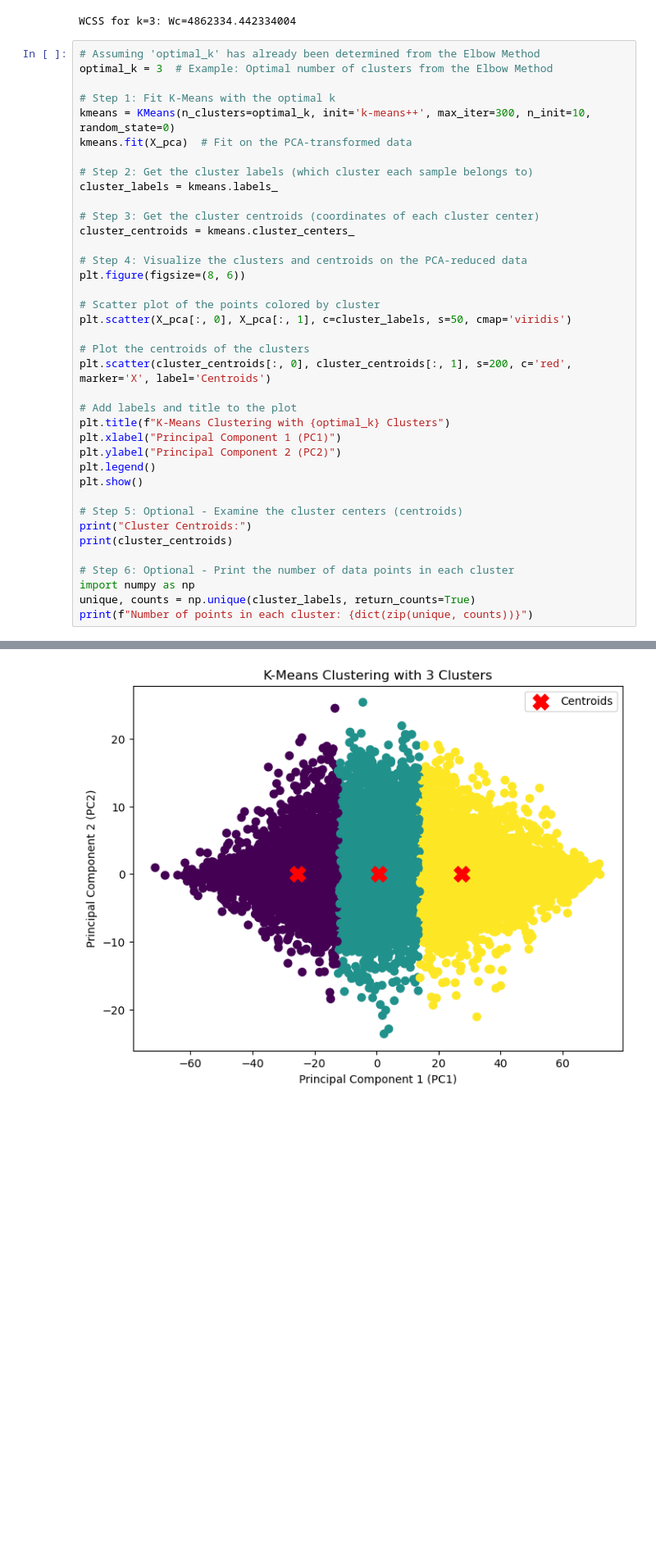
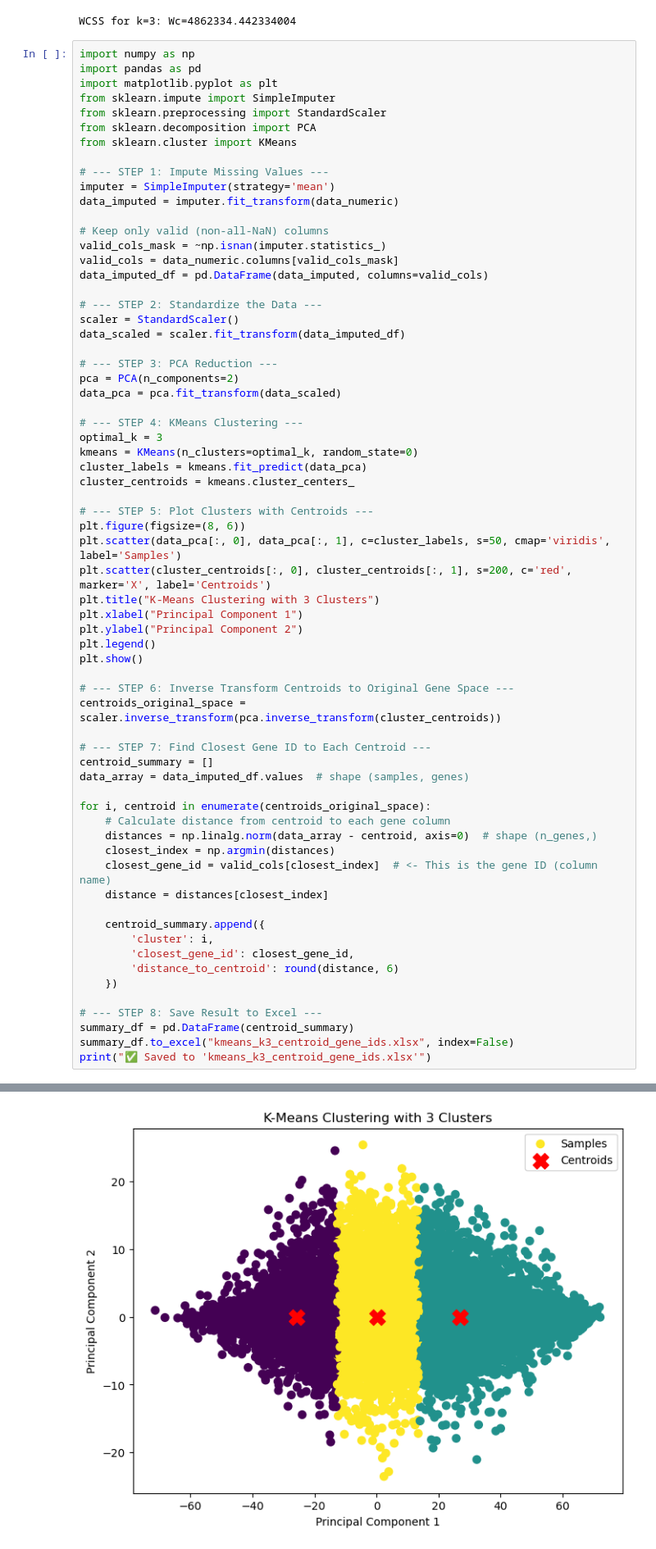
Before and after one commit to Jahirkk/finalyrproject, a Jupyter notebook: project-1.ipynb, the cells around one changed output, grey strips where cells are left out. Shown: that part at 82% size. Drawn from its saved outputs; the diff is of its cells as text; blank space fills up the shorter version.

```diff
--- a/project-1.ipynb
+++ b/project-1.ipynb
@@ -251,41 +251,69 @@ Warning: NaN values detected after scaling. Imputing missing values again.
 [figure]
 WCSS for k=3: Wc=4862334.442334004
 # %%
-# Assuming 'optimal_k' has already been determined from the Elbow Method
-optimal_k = 3  # Example: Optimal number of clusters from the Elbow Method
+import numpy as np
+import pandas as pd
+import matplotlib.pyplot as plt
+from sklearn.impute import SimpleImputer
+from sklearn.preprocessing import StandardScaler
+from sklearn.decomposition import PCA
+from sklearn.cluster import KMeans
 
-# Step 1: Fit K-Means with the optimal k
-kmeans = KMeans(n_clusters=optimal_k, init='k-means++', max_iter=300, n_init=10, random_state=0)
-kmeans.fit(X_pca)  # Fit on the PCA-transformed data
+# --- STEP 1: Impute Missing Values ---
+imputer = SimpleImputer(strategy='mean')
+data_imputed = imputer.fit_transform(data_numeric)
 
-# Step 2: Get the cluster labels (which cluster each sample belongs to)
-cluster_labels = kmeans.labels_
+# Keep only valid (non-all-NaN) columns
+valid_cols_mask = ~np.isnan(imputer.statistics_)
+valid_cols = data_numeric.columns[valid_cols_mask]
+data_imputed_df = pd.DataFrame(data_imputed, columns=valid_cols)
 
-# Step 3: Get the cluster centroids (coordinates of each cluster center)
+# --- STEP 2: Standardize the Data ---
+scaler = StandardScaler()
+data_scaled = scaler.fit_transform(data_imputed_df)
+
+# --- STEP 3: PCA Reduction ---
+pca = PCA(n_components=2)
+data_pca = pca.fit_transform(data_scaled)
+
+# --- STEP 4: KMeans Clustering ---
+optimal_k = 3
+kmeans = KMeans(n_clusters=optimal_k, random_state=0)
+cluster_labels = kmeans.fit_predict(data_pca)
 cluster_centroids = kmeans.cluster_centers_
 
-# Step 4: Visualize the clusters and centroids on the PCA-reduced data
+# --- STEP 5: Plot Clusters with Centroids ---
 plt.figure(figsize=(8, 6))
-
-# Scatter plot of the points colored by cluster
-plt.scatter(X_pca[:, 0], X_pca[:, 1], c=cluster_labels, s=50, cmap='viridis')
-
-# Plot the centroids of the clusters
+plt.scatter(data_pca[:, 0], data_pca[:, 1], c=cluster_labels, s=50, cmap='viridis', label='Samples')
 plt.scatter(cluster_centroids[:, 0], cluster_centroids[:, 1], s=200, c='red', marker='X', label='Centroids')
-
-# Add labels and title to the plot
-plt.title(f"K-Means Clustering with {optimal_k} Clusters")
-plt.xlabel("Principal Component 1 (PC1)")
-plt.ylabel("Principal Component 2 (PC2)")
+plt.title("K-Means Clustering with 3 Clusters")
+plt.xlabel("Principal Component 1")
+plt.ylabel("Principal Component 2")
 plt.legend()
 plt.show()
 
-# Step 5: Optional - Examine the cluster centers (centroids)
-print("Cluster Centroids:")
-print(cluster_centroids)
+# --- STEP 6: Inverse Transform Centroids to Original Gene Space ---
+centroids_original_space = scaler.inverse_transform(pca.inverse_transform(cluster_centroids))
 
-# Step 6: Optional - Print the number of data points in each cluster
-import numpy as np
-unique, counts = np.unique(cluster_labels, return_counts=True)
-print(f"Number of points in each cluster: {dict(zip(unique, counts))}")
+# --- STEP 7: Find Closest Gene ID to Each Centroid ---
+centroid_summary = []
+data_array = data_imputed_df.values  # shape (samples, genes)
+
+for i, centroid in enumerate(centroids_original_space):
+    # Calculate distance from centroid to each gene column
+    distances = np.linalg.norm(data_array - centroid, axis=0)  # shape (n_genes,)
+    closest_index = np.argmin(distances)
+    closest_gene_id = valid_cols[closest_index]  # <- This is the gene ID (column name)
+    distance = distances[closest_index]
+
+    centroid_summary.append({
+        'cluster': i,
+        'closest_gene_id': closest_gene_id,
+        'distance_to_centroid': round(distance, 6)
+    })
+
+# --- STEP 8: Save Result to Excel ---
+summary_df = pd.DataFrame(centroid_summary)
+summary_df.to_excel("kmeans_k3_centroid_gene_ids.xlsx", index=False)
+print("✅ Saved to 'kmeans_k3_centroid_gene_ids.xlsx'")
 # %% [output]
@@ -292 +322 @@ print(f"Number of points in each cluster: {dict(zip(unique, counts))}")
-[figure, old version]
+[figure, new version]
```
Also changed, not shown: parts of 9 cells of this notebook.
